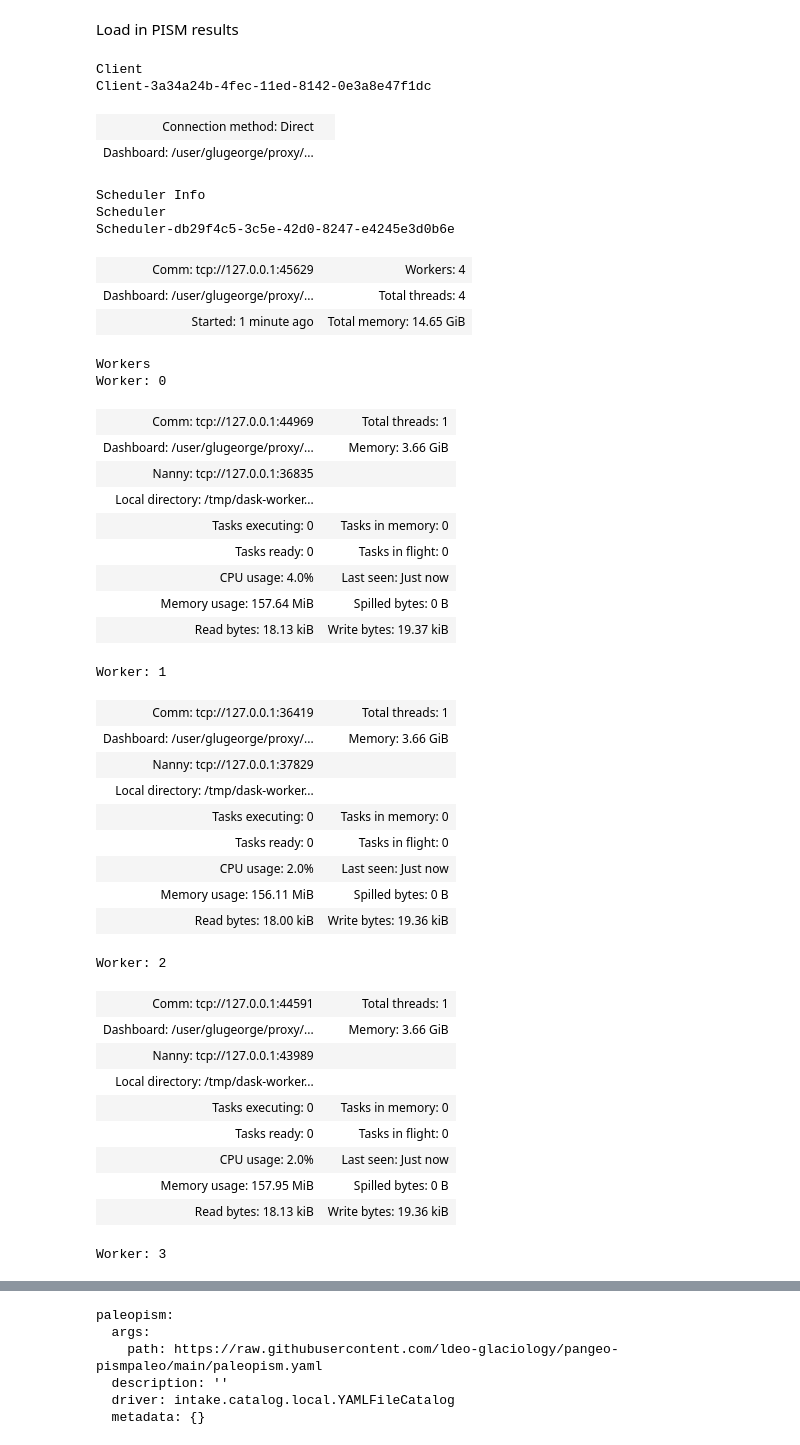
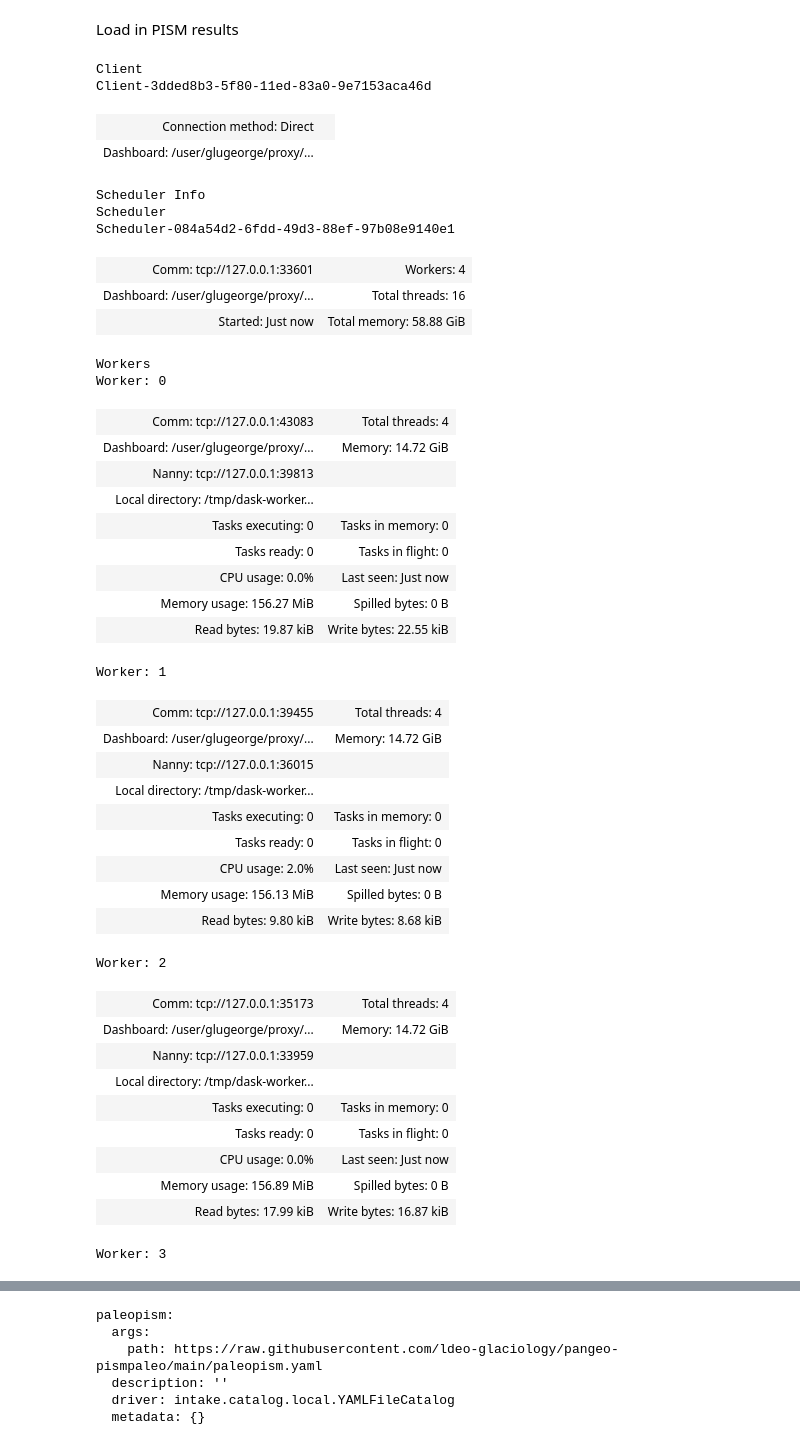
Before and after one commit to glugeorge/ML_2022_project, a Jupyter notebook: explore_data.ipynb, the cells around one changed output, grey strips where cells are left out. Drawn from its saved outputs; the diff is of its cells as text; code cells hidden in the pictures.

```diff
--- a/explore_data.ipynb
+++ b/explore_data.ipynb
@@ -61,48 +35,48 @@ cat = intake.open_catalog('https://raw.githubusercontent.com/ldeo-glaciology/pan
 # %%
 from dask.distributed import Client
 
-client = Client("tcp://127.0.0.1:45629")
+client = Client("tcp://127.0.0.1:33601")
 client
 # %% [output]
 Client
-Client-3a34a24b-4fec-11ed-8142-0e3a8e47f1dc
+Client-3dded8b3-5f80-11ed-83a0-9e7153aca46d
 | Connection method: Direct |  |
 | Dashboard: /user/glugeorge/proxy/... |  |
 Scheduler Info
 Scheduler
-Scheduler-db29f4c5-3c5e-42d0-8247-e4245e3d0b6e
+Scheduler-084a54d2-6fdd-49d3-88ef-97b08e9140e1
-| Comm: tcp://127.0.0.1:45629 | Workers: 4 |
-| Dashboard: /user/glugeorge/proxy/... | Total threads: 4 |
-| Started: 1 minute ago | Total memory: 14.65 GiB |
+| Comm: tcp://127.0.0.1:33601 | Workers: 4 |
+| Dashboard: /user/glugeorge/proxy/... | Total threads: 16 |
+| Started: Just now | Total memory: 58.88 GiB |
 Workers
 Worker: 0
-| Comm: tcp://127.0.0.1:44969 | Total threads: 1 |
-| Dashboard: /user/glugeorge/proxy/... | Memory: 3.66 GiB |
-| Nanny: tcp://127.0.0.1:36835 |  |
+| Comm: tcp://127.0.0.1:43083 | Total threads: 4 |
+| Dashboard: /user/glugeorge/proxy/... | Memory: 14.72 GiB |
+| Nanny: tcp://127.0.0.1:39813 |  |
 | Local directory: /tmp/dask-worker... |  |
 | Tasks executing: 0 | Tasks in memory: 0 |
 | Tasks ready: 0 | Tasks in flight: 0 |
-| CPU usage: 4.0% | Last seen: Just now |
-| Memory usage: 157.64 MiB | Spilled bytes: 0 B |
-| Read bytes: 18.13 kiB | Write bytes: 19.37 kiB |
+| CPU usage: 0.0% | Last seen: Just now |
+| Memory usage: 156.27 MiB | Spilled bytes: 0 B |
+| Read bytes: 19.87 kiB | Write bytes: 22.55 kiB |
 Worker: 1
-| Comm: tcp://127.0.0.1:36419 | Total threads: 1 |
-| Dashboard: /user/glugeorge/proxy/... | Memory: 3.66 GiB |
-| Nanny: tcp://127.0.0.1:37829 |  |
+| Comm: tcp://127.0.0.1:39455 | Total threads: 4 |
+| Dashboard: /user/glugeorge/proxy/... | Memory: 14.72 GiB |
+| Nanny: tcp://127.0.0.1:36015 |  |
 | Local directory: /tmp/dask-worker... |  |
 | Tasks executing: 0 | Tasks in memory: 0 |
 | Tasks ready: 0 | Tasks in flight: 0 |
 | CPU usage: 2.0% | Last seen: Just now |
-| Memory usage: 156.11 MiB | Spilled bytes: 0 B |
-| Read bytes: 18.00 kiB | Write bytes: 19.36 kiB |
+| Memory usage: 156.13 MiB | Spilled bytes: 0 B |
+| Read bytes: 9.80 kiB | Write bytes: 8.68 kiB |
 Worker: 2
-| Comm: tcp://127.0.0.1:44591 | Total threads: 1 |
-| Dashboard: /user/glugeorge/proxy/... | Memory: 3.66 GiB |
-| Nanny: tcp://127.0.0.1:43989 |  |
+| Comm: tcp://127.0.0.1:35173 | Total threads: 4 |
+| Dashboard: /user/glugeorge/proxy/... | Memory: 14.72 GiB |
+| Nanny: tcp://127.0.0.1:33959 |  |
 | Local directory: /tmp/dask-worker... |  |
 | Tasks executing: 0 | Tasks in memory: 0 |
 | Tasks ready: 0 | Tasks in flight: 0 |
-| CPU usage: 2.0% | Last seen: Just now |
-| Memory usage: 157.95 MiB | Spilled bytes: 0 B |
-| Read bytes: 18.13 kiB | Write bytes: 19.36 kiB |
+| CPU usage: 0.0% | Last seen: Just now |
+| Memory usage: 156.89 MiB | Spilled bytes: 0 B |
+| Read bytes: 17.99 kiB | Write bytes: 16.87 kiB |
 Worker: 3
```
Also changed, not shown: parts of 33 cells of this notebook, 7 other files.
